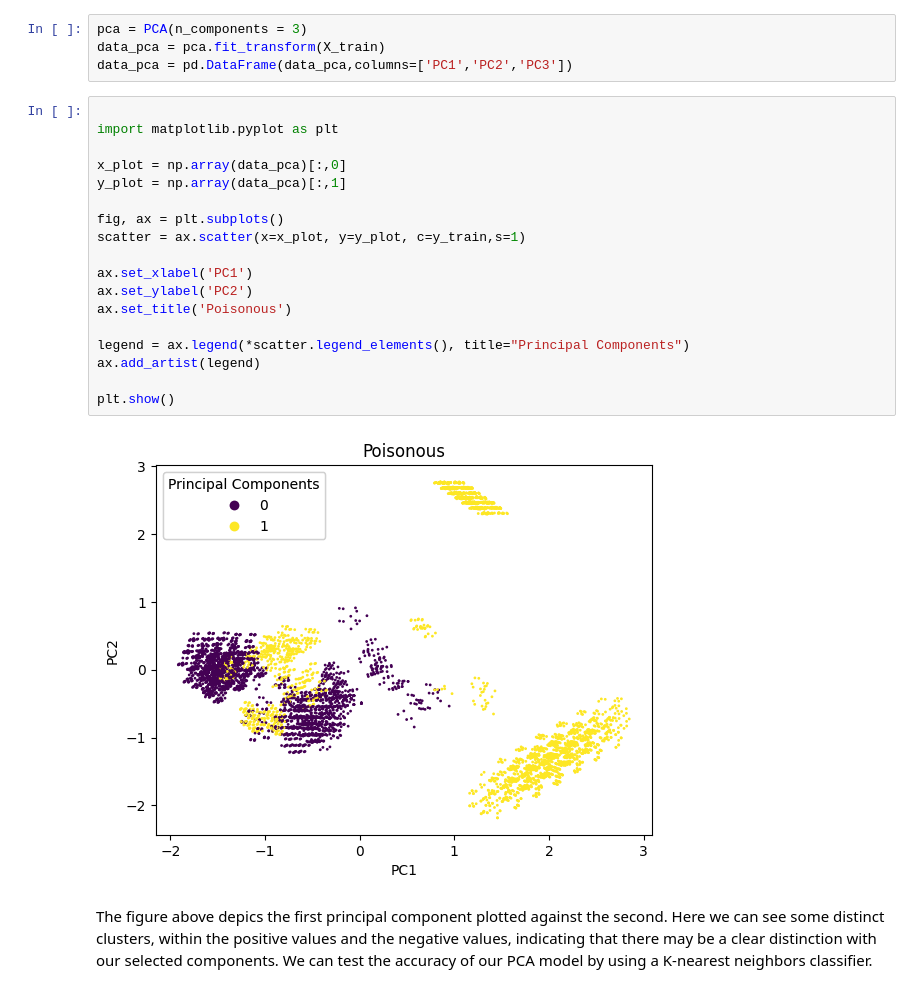
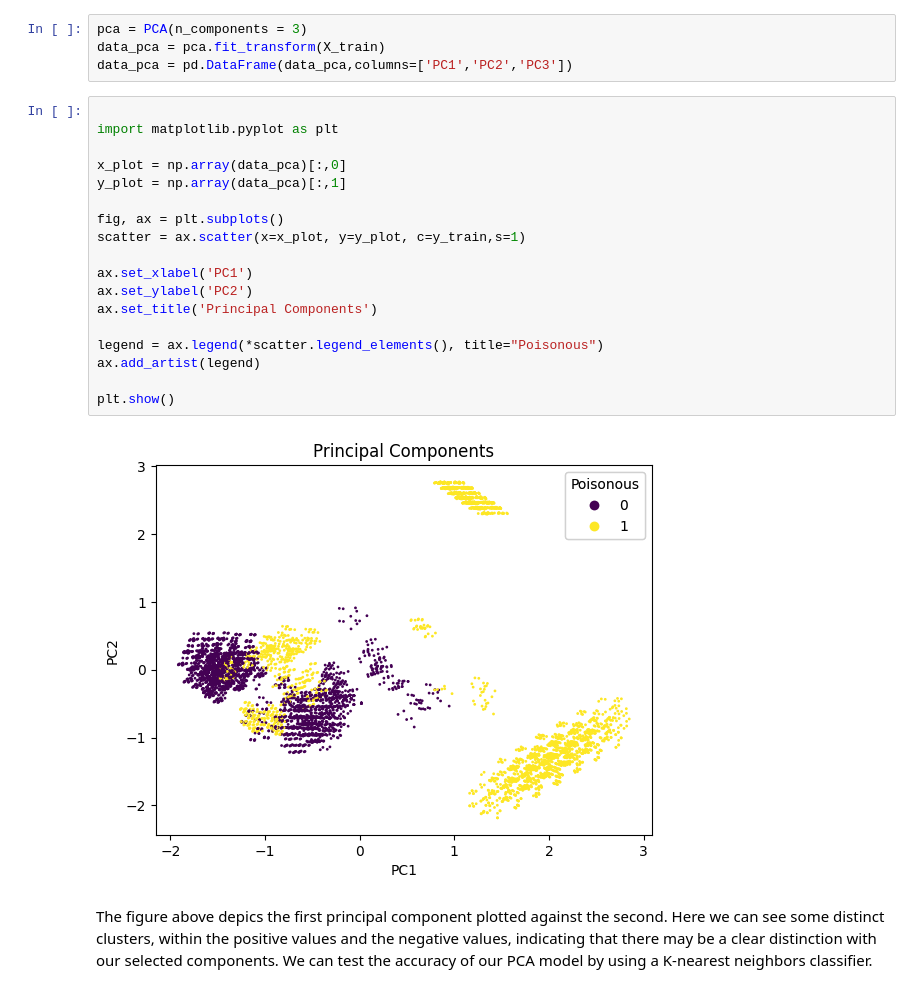
Before and after one commit to Willem-P1/Mushroom-classification, a Jupyter notebook: Analysis.ipynb, the cells around one changed output. Saved outputs shown, nothing was run; the diff lists cells and outputs as text.

```diff
--- a/Analysis.ipynb
+++ b/Analysis.ipynb
@@ -339,23 +339,23 @@ data_pca = pd.DataFrame(data_pca,columns=['PC1','PC2','PC3'])
 # %%
 
 import matplotlib.pyplot as plt
 
 x_plot = np.array(data_pca)[:,0]
 y_plot = np.array(data_pca)[:,1]
 
 fig, ax = plt.subplots()
 scatter = ax.scatter(x=x_plot, y=y_plot, c=y_train,s=1)
 
 ax.set_xlabel('PC1')
 ax.set_ylabel('PC2')
-ax.set_title('Poisonous')
+ax.set_title('Principal Components')
 
-legend = ax.legend(*scatter.legend_elements(), title="Principal Components")
+legend = ax.legend(*scatter.legend_elements(), title="Poisonous")
 ax.add_artist(legend)
 
 plt.show()
 # %% [output]
-[figure, old version]
+[figure, new version]
 # %% [markdown]
 The figure above depics the first principal component plotted against the second. Here we can see some distinct clusters, within the positive values and the negative values, indicating that there may be a clear distinction with our selected components. We can test the accuracy of our PCA model by using a K-nearest neighbors classifier.
 # %%
```
